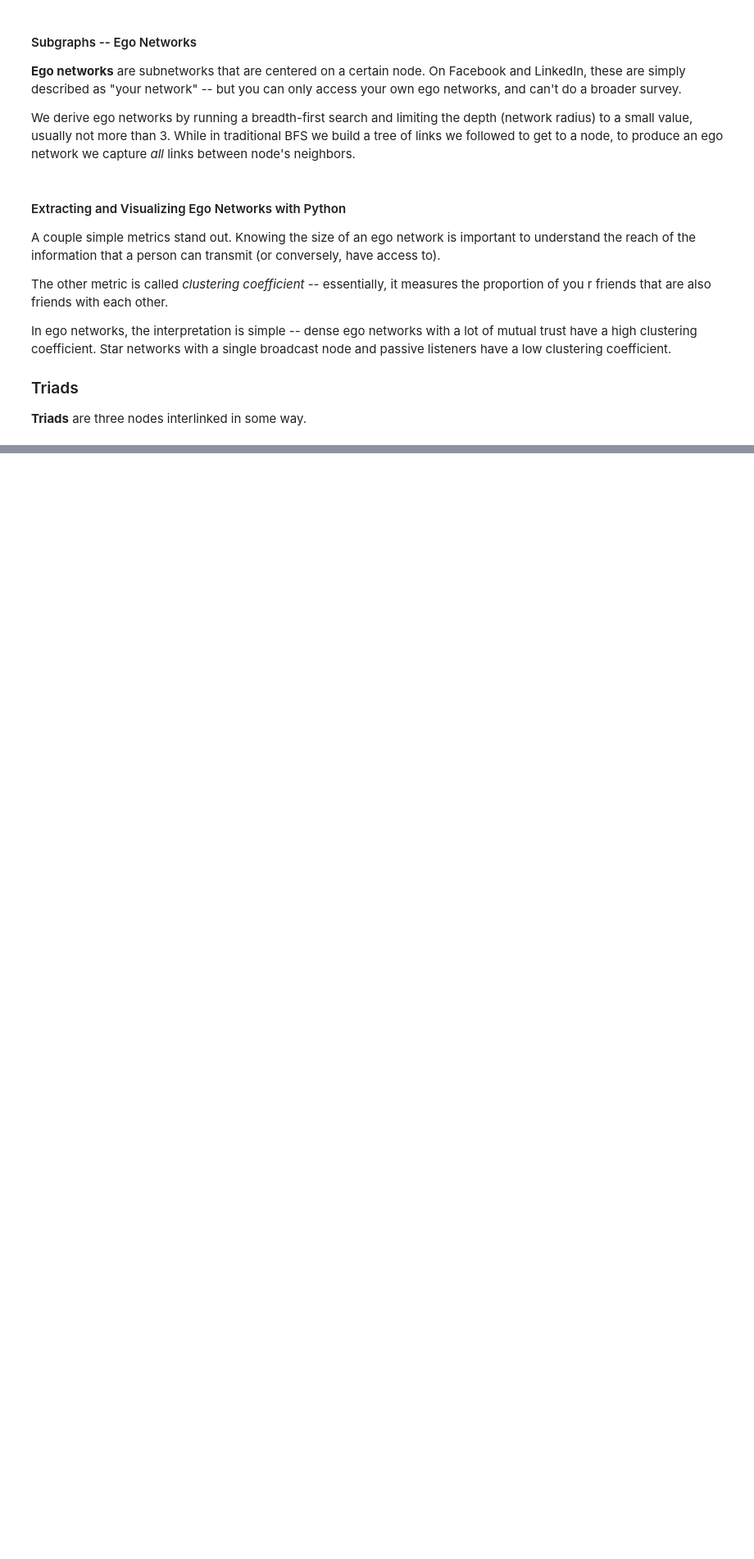
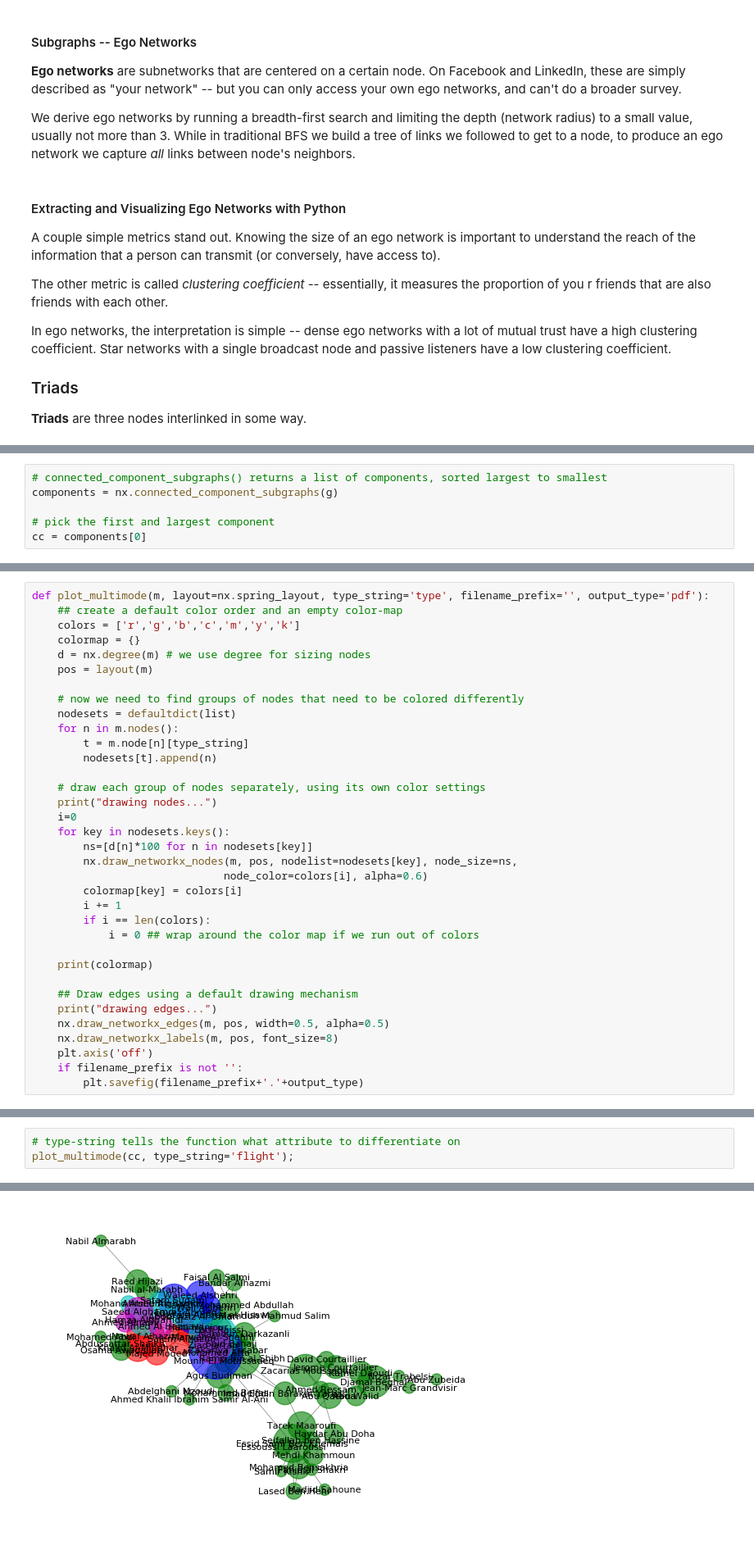
Before and after one commit to josh1den/DATA-620, a Jupyter notebook: READING_EXERCISES/SNA_CH4.ipynb, the cells around one changed output, grey strips where cells are left out. Shown at 82% size. Drawn from its saved outputs; the diff is of its cells as text; blank space fills up the shorter version.

```diff
--- a/READING_EXERCISES/SNA_CH4.ipynb
+++ b/READING_EXERCISES/SNA_CH4.ipynb
@@ -190,0 +248,6 @@ In ego networks, the interpretation is simple -- dense ego networks with a lot o
+# %%
+# connected_component_subgraphs() returns a list of components, sorted largest to smallest
+components = nx.connected_component_subgraphs(g)
+
+# pick the first and largest component
+cc = components[0]
@@ -190,0 +259,35 @@ In ego networks, the interpretation is simple -- dense ego networks with a lot o
+# %%
+def plot_multimode(m, layout=nx.spring_layout, type_string='type', filename_prefix='', output_type='pdf'):
+    ## create a default color order and an empty color-map
+    colors = ['r','g','b','c','m','y','k']
+    colormap = {}
+    d = nx.degree(m) # we use degree for sizing nodes
+    pos = layout(m)
+
+    # now we need to find groups of nodes that need to be colored differently
+    nodesets = defaultdict(list)
+    for n in m.nodes():
+        t = m.node[n][type_string]
+        nodesets[t].append(n)
+
+    # draw each group of nodes separately, using its own color settings
+    print("drawing nodes...")
+    i=0
+    for key in nodesets.keys():
+        ns=[d[n]*100 for n in nodesets[key]]
+        nx.draw_networkx_nodes(m, pos, nodelist=nodesets[key], node_size=ns,
+                              node_color=colors[i], alpha=0.6)
+        colormap[key] = colors[i]
+        i += 1
+        if i == len(colors):
+            i = 0 ## wrap around the color map if we run out of colors
+
+    print(colormap)
+
+    ## Draw edges using a default drawing mechanism
+    print("drawing edges...")
+    nx.draw_networkx_edges(m, pos, width=0.5, alpha=0.5)
+    nx.draw_networkx_labels(m, pos, font_size=8)
+    plt.axis('off')
+    if filename_prefix is not '':
+        plt.savefig(filename_prefix+'.'+output_type)
@@ -190,0 +296,4 @@ In ego networks, the interpretation is simple -- dense ego networks with a lot o
+# %%
+# type-string tells the function what attribute to differentiate on
+plot_multimode(cc, type_string='flight');
+# %% [output]
@@ -190,0 +303 @@ In ego networks, the interpretation is simple -- dense ego networks with a lot o
+[figure, added]
```
Also changed, not shown: parts of 11 cells of this notebook, 34 other files.
